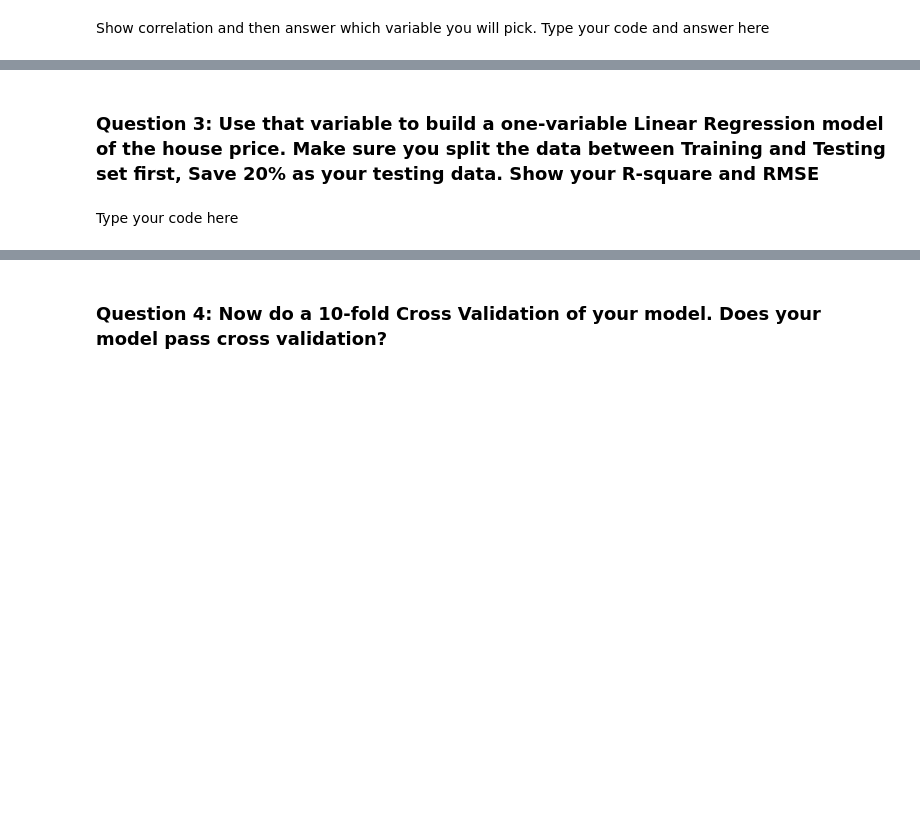
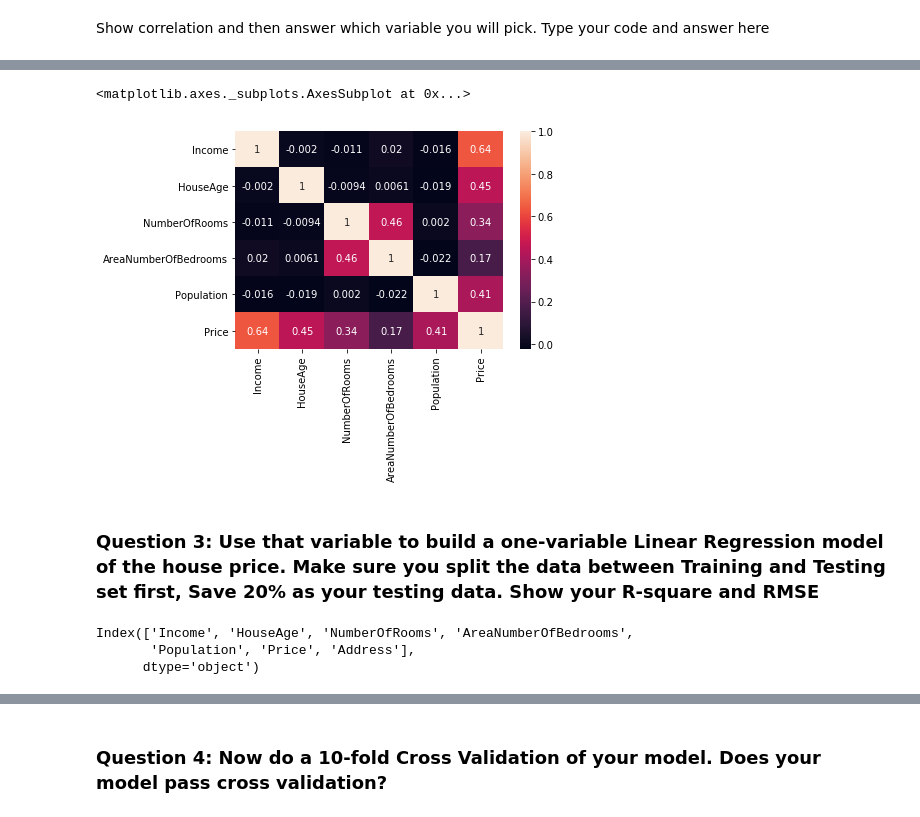
Before and after one commit to Arx1971/Linear-Regression-And-Logistic-Regression, a Jupyter notebook: HW2_Spring2020.ipynb, the cells around one changed output, grey strips where cells are left out. Saved outputs shown, nothing was run; the diff lists cells and outputs as text; code cells hidden in the pictures; blank space fills up the shorter version.

```diff
--- a/HW2_Spring2020.ipynb
+++ b/HW2_Spring2020.ipynb
@@ -49,8 +62,17 @@ Type your code and answer here
+# %%
+sns.heatmap(housing.corr(), annot=True)
+# %% [output]
+<matplotlib.axes._subplots.AxesSubplot at 0x...>
+[figure, added]
 # %% [markdown]
 ### Question 3: Use that variable to build a one-variable Linear Regression model of the house price. Make sure you split the data between Training and Testing set first, Save 20% as your testing data. Show your R-square and RMSE
+# %%
+housing.columns
+# %% [output]
+Index(['Income', 'HouseAge', 'NumberOfRooms', 'AreaNumberOfBedrooms',
+       'Population', 'Price', 'Address'],
+      dtype='object')
 # %%
 from sklearn.linear_model import LinearRegression
 from sklearn.model_selection import train_test_split
 from sklearn import metrics
-# %% [markdown]
-Type your code here
```
Also changed, not shown: parts of 6 cells of this notebook.
